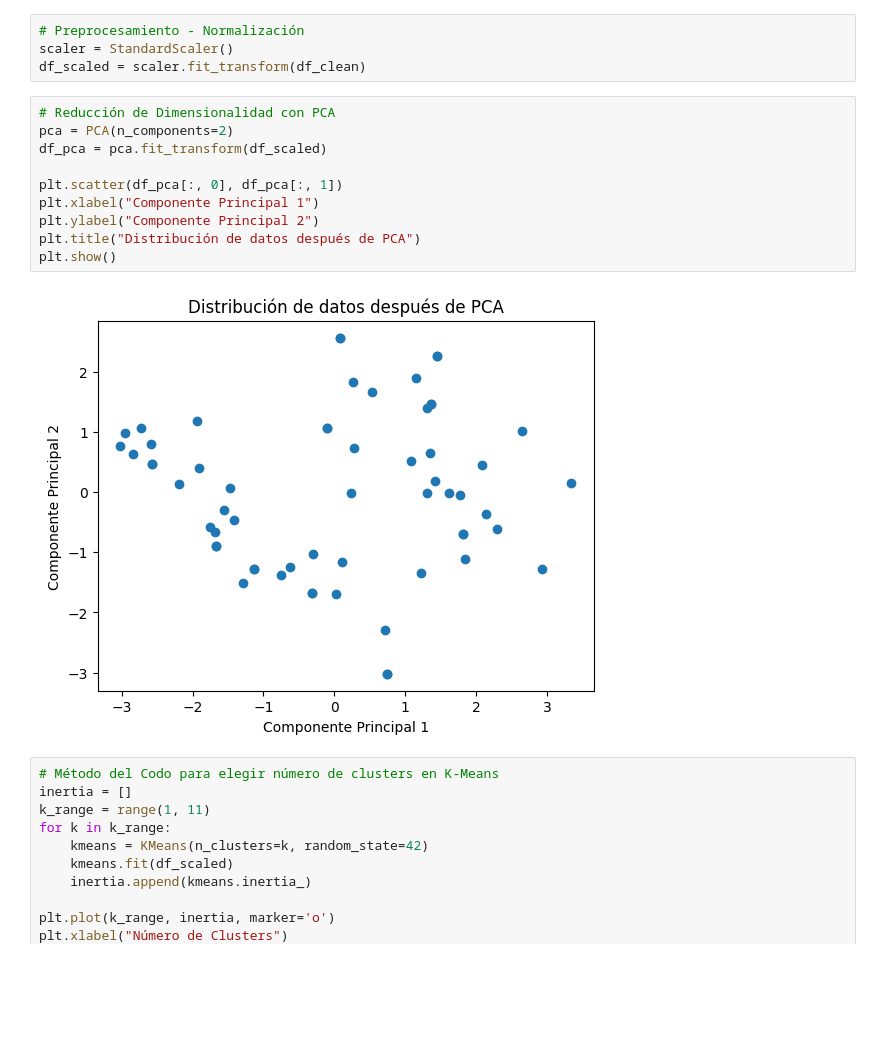
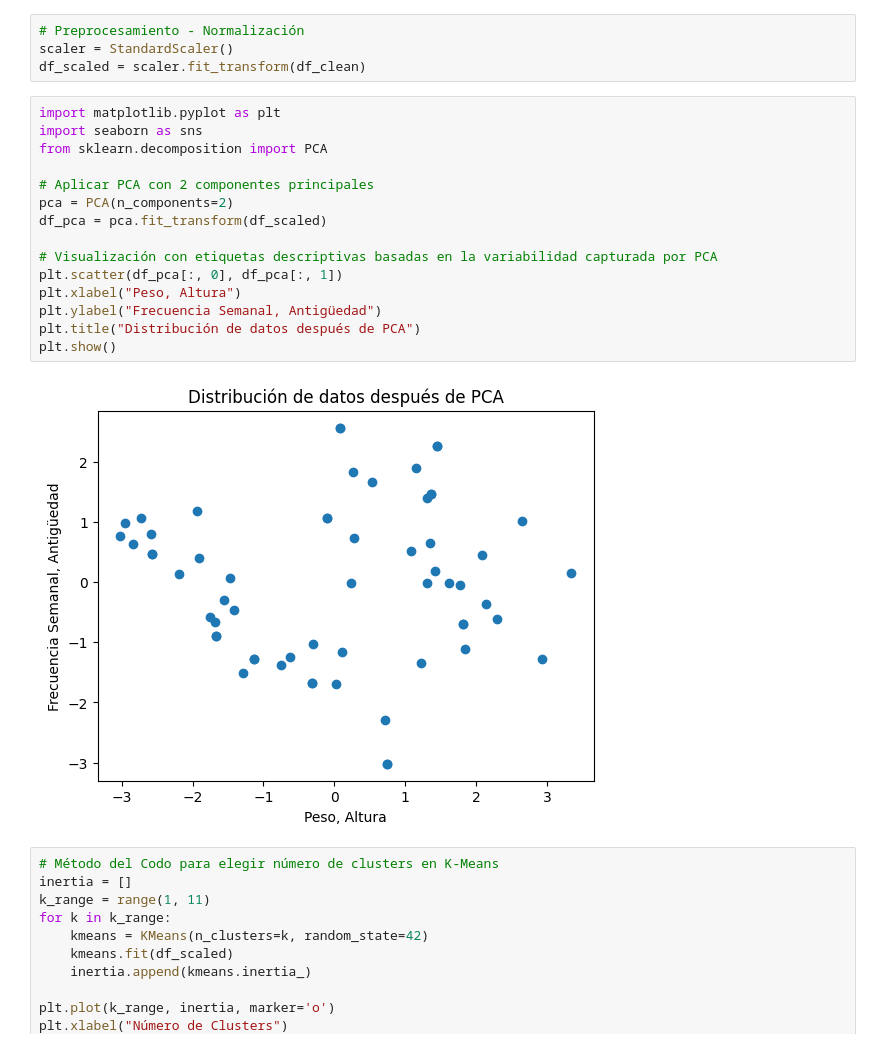
Before and after one commit to josdank/Fundamentos-de-IA, a Jupyter notebook: Examen_bim1_FIA.ipynb, the cells around one changed output. Saved outputs shown, nothing was run; the diff lists cells and outputs as text; blank space fills up the shorter version.

```diff
--- a/Examen_bim1_FIA.ipynb
+++ b/Examen_bim1_FIA.ipynb
@@ -45,17 +52,22 @@ Columnas después de limpieza: Index(['Edad', 'Altura', 'Peso', 'FrecuenciaSeman
 scaler = StandardScaler()
 df_scaled = scaler.fit_transform(df_clean)
 # %%
-# Reducción de Dimensionalidad con PCA
+import matplotlib.pyplot as plt
+import seaborn as sns
+from sklearn.decomposition import PCA
+
+# Aplicar PCA con 2 componentes principales
 pca = PCA(n_components=2)
 df_pca = pca.fit_transform(df_scaled)
 
+# Visualización con etiquetas descriptivas basadas en la variabilidad capturada por PCA
 plt.scatter(df_pca[:, 0], df_pca[:, 1])
-plt.xlabel("Componente Principal 1")
-plt.ylabel("Componente Principal 2")
+plt.xlabel("Peso, Altura")
+plt.ylabel("Frecuencia Semanal, Antigüedad")
 plt.title("Distribución de datos después de PCA")
 plt.show()
 # %% [output]
-[figure, old version]
+[figure, new version]
 # %%
 # Método del Codo para elegir número de clusters en K-Means
 inertia = []
```
Also changed, not shown: parts of 2 cells of this notebook.
